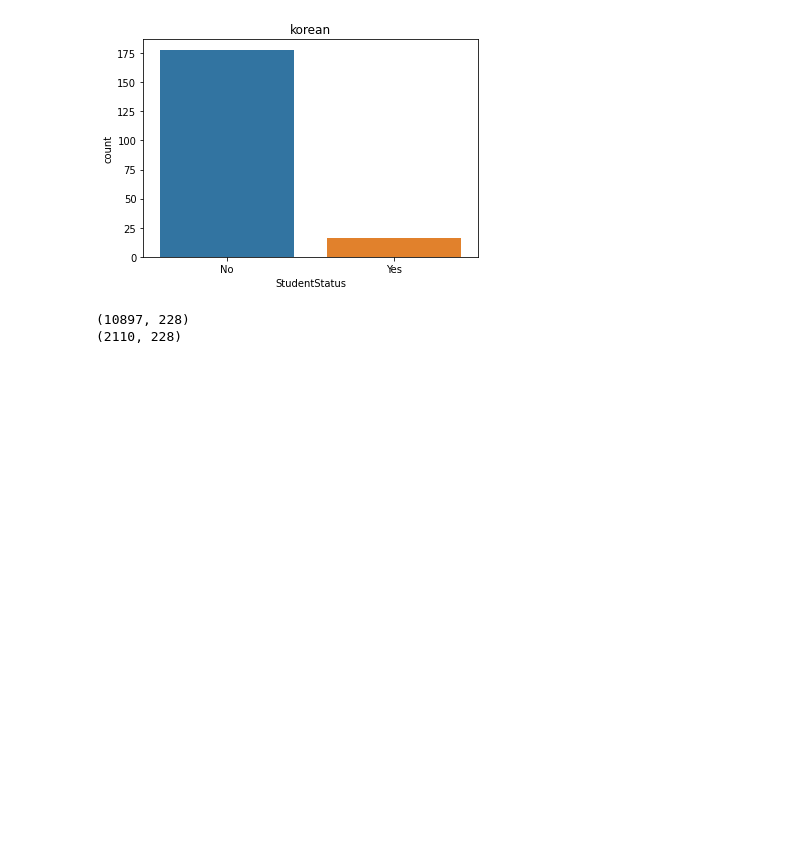
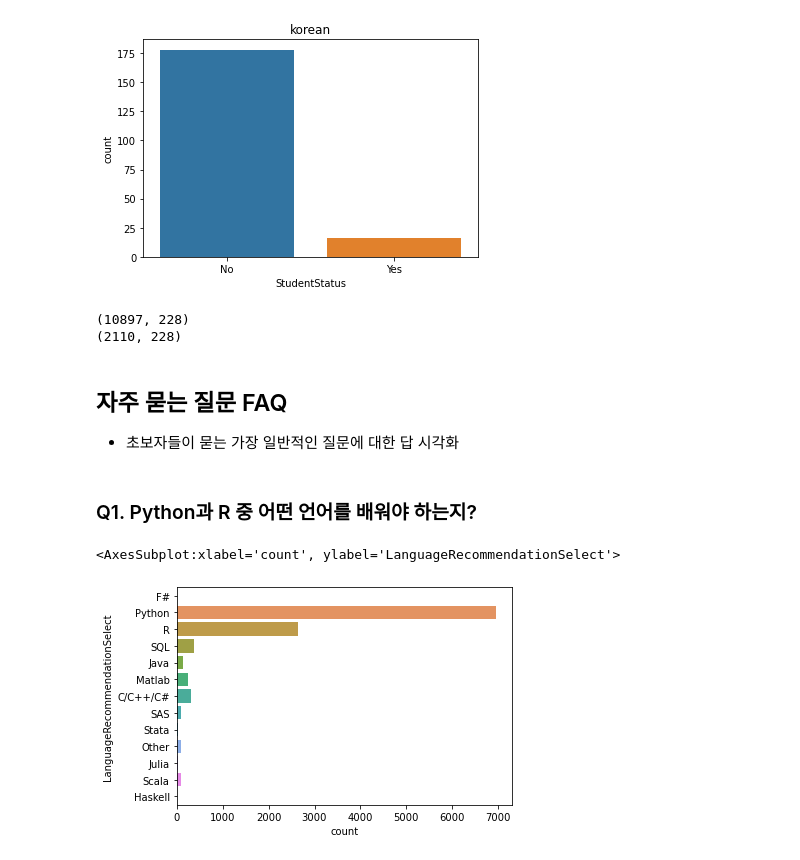
Before and after one commit to ghleex/TIL, a Jupyter notebook: 07_data_science/02_kaggle/01_kaggle_DS_FAQ_1.ipynb, the cells around one changed output. Drawn from its saved outputs; the diff is of its cells as text; code cells hidden in the pictures; blank space fills up the shorter version.

```diff
--- a/07_data_science/02_kaggle/01_kaggle_DS_FAQ_1.ipynb
+++ b/07_data_science/02_kaggle/01_kaggle_DS_FAQ_1.ipynb
@@ -334,3 +334,13 @@ print(looking_for_job.shape)
 # %% [output]
 (10897, 228)
 (2110, 228)
+# %% [markdown]
+## 자주 묻는 질문 FAQ
+* 초보자들이 묻는 가장 일반적인 질문에 대한 답 시각화
+# %% [markdown]
+### Q1. Python과 R 중 어떤 언어를 배워야 하는지?
+# %%
+sns.countplot(y='LanguageRecommendationSelect', data=mcq)
+# %% [output]
+<AxesSubplot:xlabel='count', ylabel='LanguageRecommendationSelect'>
+[figure, added]
```
Also changed, not shown: parts of 35 cells of this notebook.
